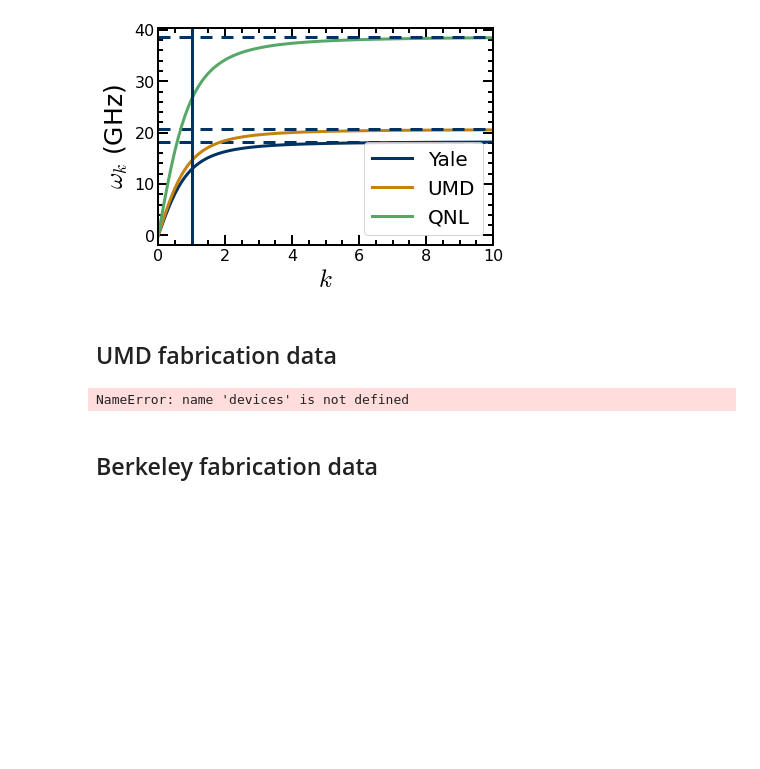
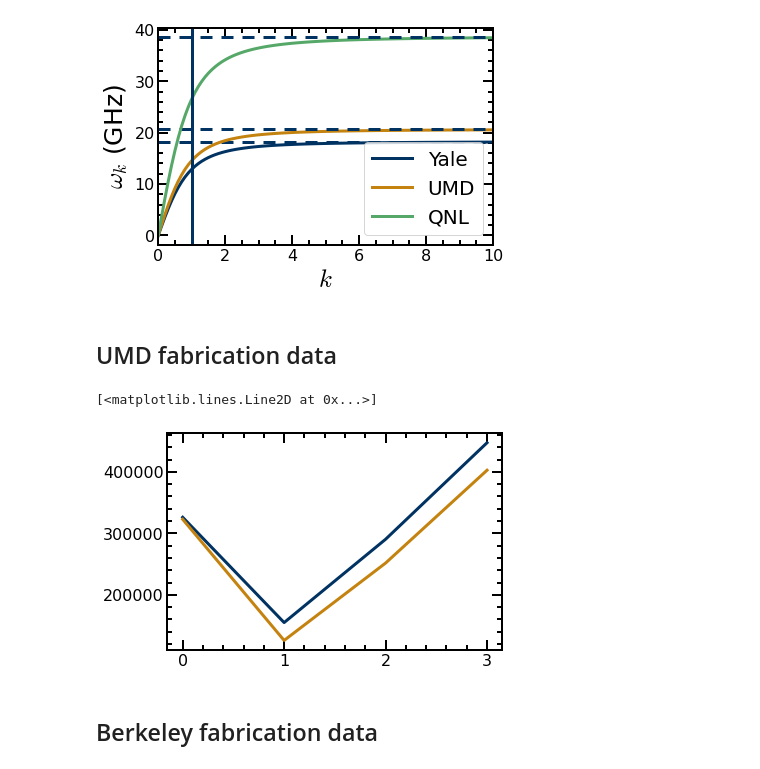
Before and after one commit to qnl/Fluxonium_berkeley, a Jupyter notebook: Notebooks/Junctions calculation.ipynb, the cells around one changed output. Saved outputs shown, nothing was run; the diff lists cells and outputs as text; code cells hidden in the pictures; blank space fills up the shorter version.

```diff
--- a/Notebooks/Junctions calculation.ipynb
+++ b/Notebooks/Junctions calculation.ipynb
@@ -115,11 +122,34 @@ plt.legend()
 [figure]
 # %% [markdown]
 ## UMD fabrication data
-# %%
-from Devices.Fluxonium_UMD import*
-print (devices)
-# %% [output]
-NameError: name 'devices' is not defined
+# %%
+from Devices import UMD
+samples = UMD.devices()
+
+E_J_all = np.zeros(len(samples))
+E_L_all = np.zeros_like(E_J_all)
+E_C_all = np.zeros_like(E_J_all)
+juncArea_all = np.zeros_like(E_J_all)
+juncNum_all = np.zeros_like(E_J_all)
+ajuncArea_all = np.zeros_like(E_J_all)
+for idx in range(len(samples)):
+    E_J_all[idx] = samples[idx]['E_J']
+    E_L_all[idx] = samples[idx]['E_L']
+    E_C_all[idx] = samples[idx]['E_C']
+    juncArea_all[idx] = samples[idx]['junc_area']*1e-18
+    juncNum_all[idx] = samples[idx]['array_junc_num']
+    ajuncArea_all[idx] = samples[idx]['array_junc_area']*1e-12
+
+E_J_chain = E_L_all * juncNum_all
+#Critical current
+J_o_junc = (E_J_all*1e9*cs.h) / phi_o / juncArea_all
+J_o_chain = (E_J_chain*1e9*cs.h) / phi_o / ajuncArea_all
+
+plt.plot(J_o_junc)
+plt.plot(J_o_chain)
+# %% [output]
+[<matplotlib.lines.Line2D at 0x...>]
+[figure, added]
 # %% [markdown]
 ## Berkeley fabrication data
 # %% [markdown]
```
Also changed, not shown: parts of 4 cells of this notebook, 2 other files.
